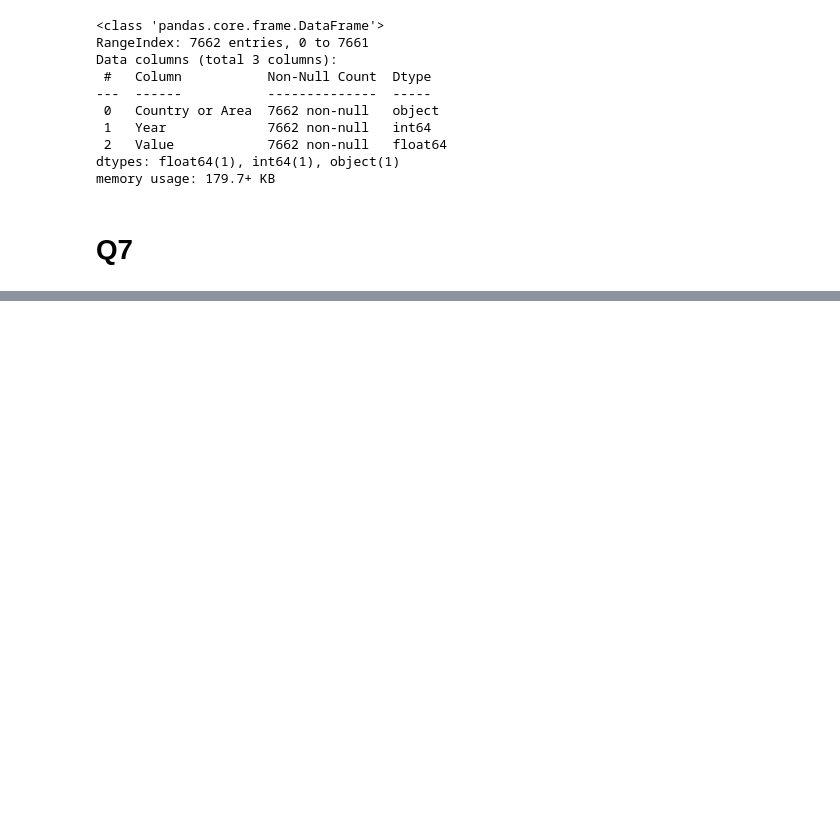
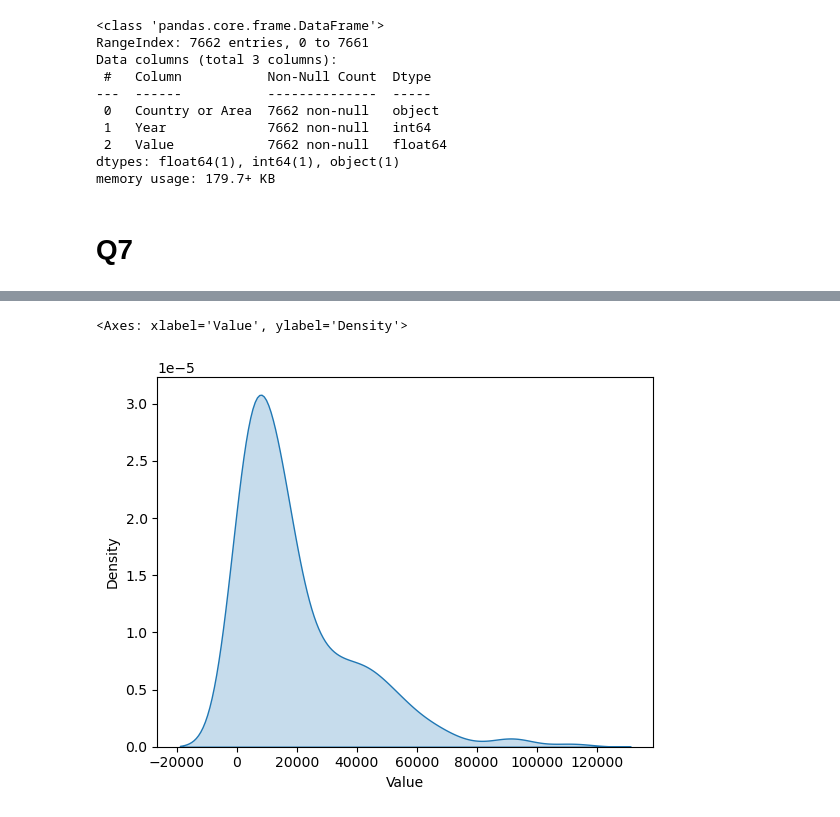
Before and after one commit to NSS-Data-Analytics-Cohort-11/undata-rneyin, a Jupyter notebook: notebook/UN_da11_rn.ipynb, the cells around one changed output, grey strips where cells are left out. Drawn from its saved outputs; the diff is of its cells as text; code cells hidden in the pictures; blank space fills up the shorter version.

```diff
--- a/notebook/UN_da11_rn.ipynb
+++ b/notebook/UN_da11_rn.ipynb
@@ -89,0 +156,6 @@ print(nullq)
+# %%
+#density plot
+sns.kdeplot(d2020['Value'],fill=True)
+# %% [output]
+<Axes: xlabel='Value', ylabel='Density'>
+[figure, added]
```
Also changed, not shown: parts of 20 cells of this notebook.
